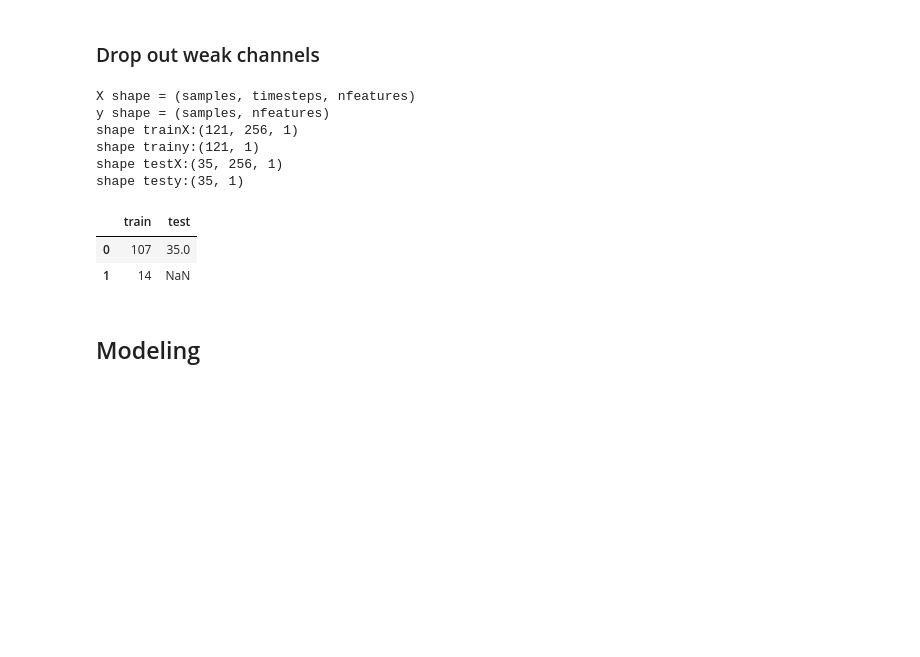
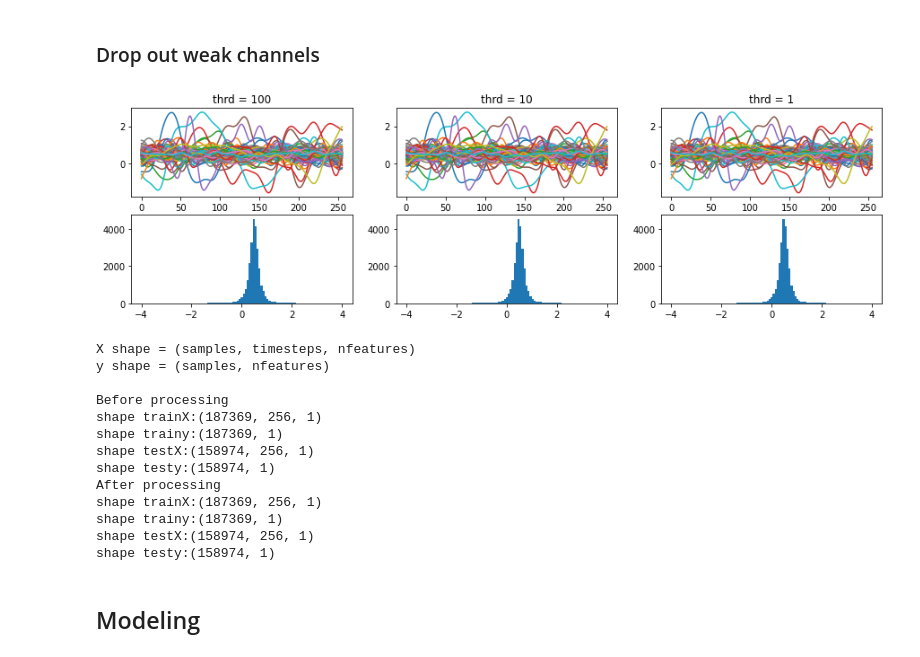
Before and after one commit to ylin00/seizurecast, a Jupyter notebook: notebooks/Seizure_Forecasting_LSTM.ipynb, the cells around one changed output. Cells and saved outputs as stored; diff of their text form; code cells hidden in the pictures; blank space fills up the shorter version.

```diff
--- a/notebooks/Seizure_Forecasting_LSTM.ipynb
+++ b/notebooks/Seizure_Forecasting_LSTM.ipynb
@@ -283,35 +328,66 @@ for signal in train_X[np.random.choice(train_X.shape[0], 100, replace=False),:]:
 # %% [markdown]
 ### Drop out weak channels
-# %%
-masks = [i for i, signal in enumerate(train_X) if np.sum(np.abs(signal))>1e-3]
-train_X = train_X[masks, :, :]
-train_y = train_y[masks, :]
-masks = [i for i, signal in enumerate(test_X) if np.sum(np.abs(signal))>1e-3]
-test_X = test_X[masks, :, :]
-test_y = test_y[masks, :]
+# %%
+def dropout_weak_channels(train_X, train_y, threshold=1e-3):
+    masks = [i for i, signal in enumerate(train_X) if np.sum(np.abs(signal))>threshold]
+    train_X = train_X[masks, :, :]
+    train_y = train_y[masks, :]
+    return train_X, train_y
+
+def find_best_threshold(train_X):
+    _, axes = plt.subplots(2, 3, figsize=[15,4])
+    for i, scale in enumerate([100, 10, 1]):
+        ax = axes[0][i]
+        tmp, _ = dropout_weak_channels(train_X, train_X[:,:,0], threshold=scale)
+        for signal in tmp:
+            ax.plot(signal)
+            ax.title.set_text(f"thrd = {scale}")
+        axes[1][i].hist(tmp.flatten(), bins = 101, range=[-4,4])
+
+
+X, _ = median_filter(train_X[choices,:], train_X[choices,:], thrd=20000)
+X, _ = normalize(X, X, scale=50)
+X, _ = dropout_weak_channels(X, X[:,:,0], threshold=100)
+find_best_threshold(X)
+# %% [output]
+[figure, added]
 # %%
 print("X shape = (samples, timesteps, nfeatures)")
 print("y shape = (samples, nfeatures)")
+print("")
+print("Before processing")
 print(f"shape trainX:{train_X.shape}")
 print(f"shape trainy:{train_y.shape}")
 print(f"shape testX:{test_X.shape}")
 print(f"shape testy:{test_y.shape}")
+train_X, test_X = median_filter(train_X, test_X, thrd=20000)
+train_X, test_X = normalize(train_X, test_X, scale=50)
+train_X, train_y = dropout_weak_channels(train_X, train_y, threshold=100)
+test_X, test_y = dropout_weak_channels(test_X, test_y, threshold=100)
+print("After processing")
+print(f"shape trainX:{train_X.shape}")
+print(f"shape trainy:{train_y.shape}")
+print(f"shape testX:{test_X.shape}")
+print(f"shape testy:{test_y.shape}")
 # %% [output]
 X shape = (samples, timesteps, nfeatures)
 y shape = (samples, nfeatures)
-shape trainX:(121, 256, 1)
-shape trainy:(121, 1)
-shape testX:(35, 256, 1)
-shape testy:(35, 1)
+
+Before processing
+shape trainX:(187369, 256, 1)
+shape trainy:(187369, 1)
+shape testX:(158974, 256, 1)
+shape testy:(158974, 1)
+After processing
+shape trainX:(187369, 256, 1)
+shape trainy:(187369, 1)
+shape testX:(158974, 256, 1)
+shape testy:(158974, 1)
 # %%
-pd.DataFrame({
-    'train': pd.Series(train_y.squeeze()).value_counts(),
-    'test': pd.Series(test_y.squeeze()).value_counts()
-})
+# pd.DataFrame({
+#     'train': pd.Series(train_y.squeeze()).value_counts(),
+#     'test': pd.Series(test_y.squeeze()).value_counts()
+# })
-# %% [output]
-|  | train | test |
-| 0 | 107 | 35.0 |
-| 1 | 14 | NaN |
 # %% [markdown]
 ## Modeling
 # %%
```
Also changed, not shown: parts of 25 cells of this notebook.
